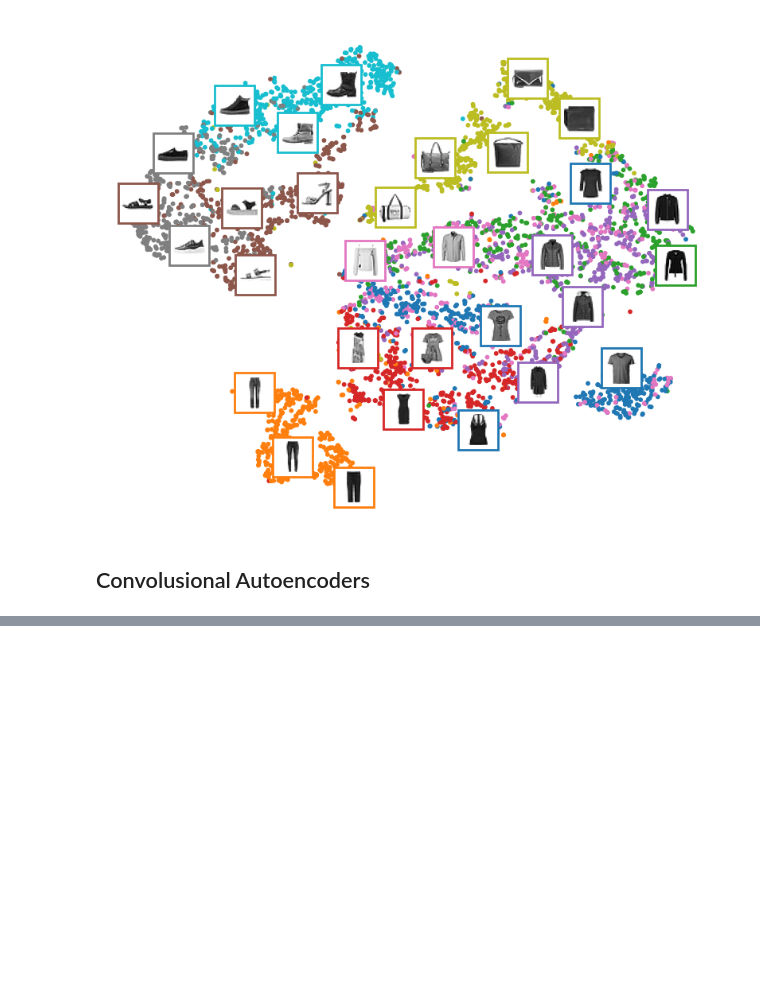
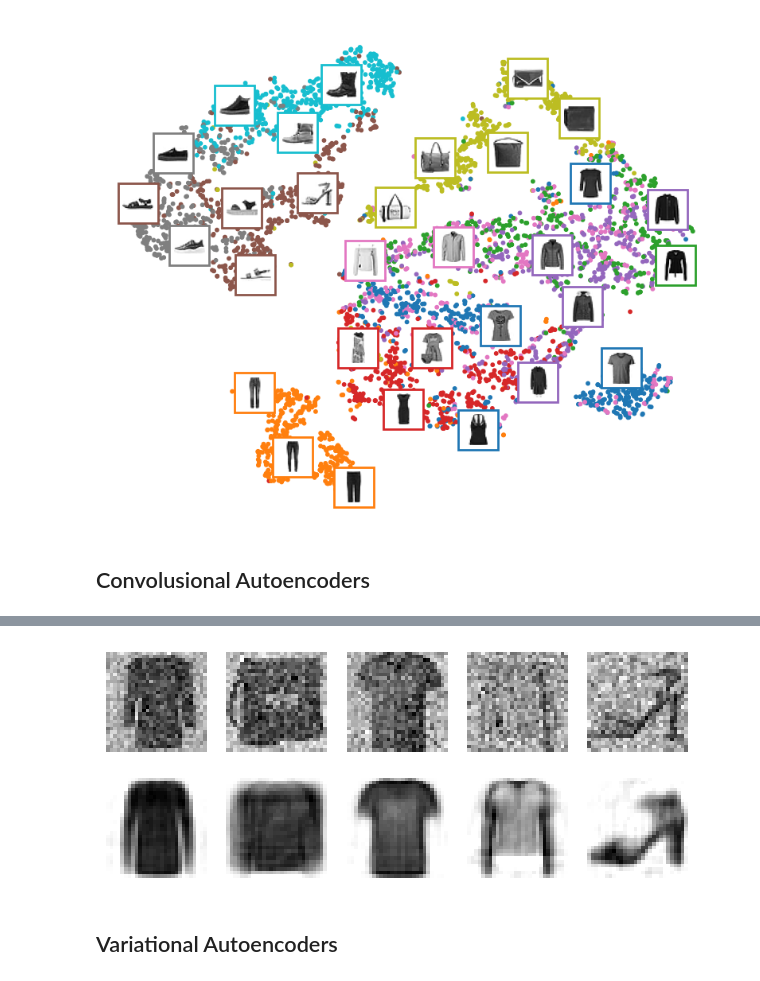
Before and after one commit to adamscarlat/hands-on-ML-with-Scikit-Learn-and-Tensorflow, a Jupyter notebook: edition3/ch17-autoencoders-gan/autoencoders.ipynb, the cells around one changed output, grey strips where cells are left out. Drawn from its saved outputs; the diff is of its cells as text; code cells hidden in the pictures; blank space fills up the shorter version.

Commit message:
variational AEs

```diff
--- a/edition3/ch17-autoencoders-gan/autoencoders.ipynb
+++ b/edition3/ch17-autoencoders-gan/autoencoders.ipynb
@@ -213,0 +289,10 @@ Epoch 2/10
+# %%
+# Example - making artificial noise by applying Gaussian noise to the images
+tf.random.set_seed(42)
+gaussian_noise = tf.keras.layers.GaussianNoise(0.2)
+
+# We set training=True, otherwise the layer assumes it's inference and does not apply dropout
+X_valid_noisy = gaussian_noise(X_valid, training=True)
+
+plot_reconstructions(dropout_ae, X_valid_noisy)
+# %% [output]
@@ -213,0 +300,3 @@ Epoch 2/10
+[figure, added]
+# %% [markdown]
+## Variational Autoencoders
```
Also changed, not shown: parts of 11 cells of this notebook, 1 other file.
